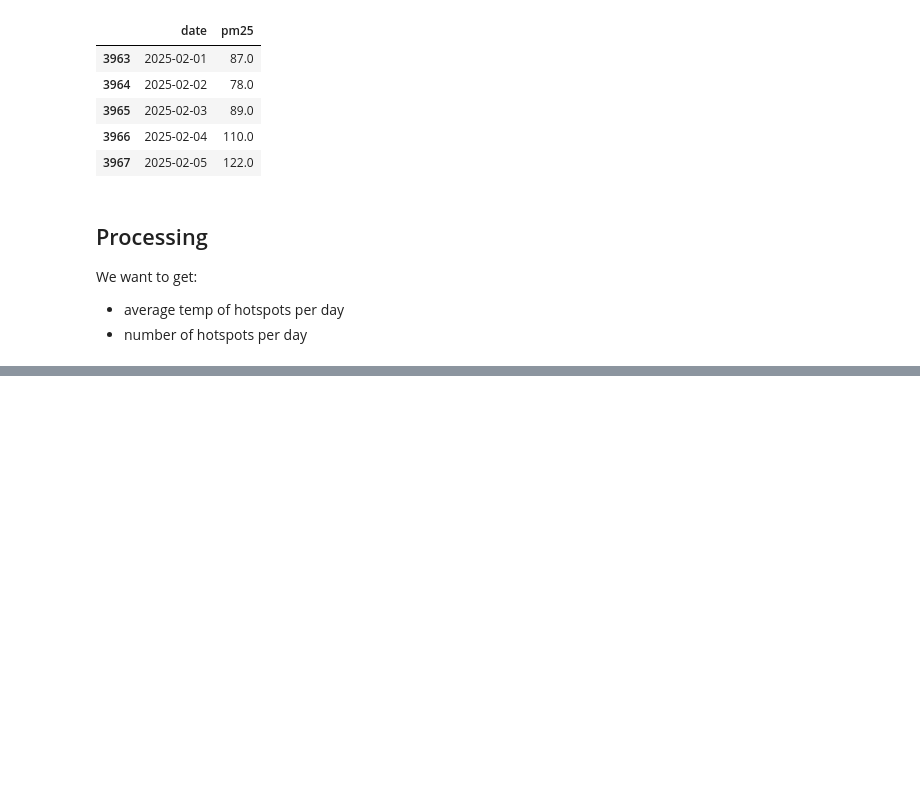
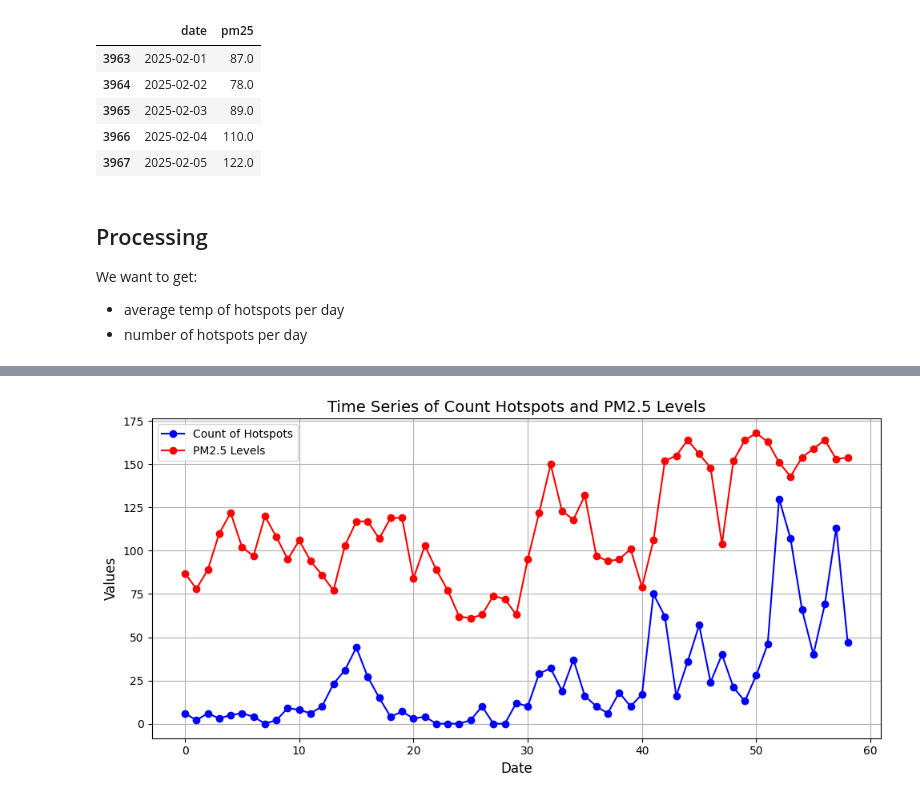
Before and after one commit to dafrose-bajaro/analytics-repo, a Jupyter notebook: notebooks/01_eda_firms.ipynb, the cells around one changed output, grey strips where cells are left out. Drawn from its saved outputs; the diff is of its cells as text; code cells hidden in the pictures; blank space fills up the shorter version.

```diff
--- a/notebooks/01_eda_firms.ipynb
+++ b/notebooks/01_eda_firms.ipynb
@@ -147,3 +155,14 @@ We want to get:
 
 - average temp of hotspots per day
 - number of hotspots per day
+# %%
+firms_date = (
+    firms_provinces_df.groupby(firms_provinces_df["acq_datetime"].dt.date)
+    .agg({"bright_ti4": "count"})
+    .reset_index()
+)
+firms_date = firms_date.rename(
+    columns={"acq_datetime": "date", "bright_ti4": "count_hotspots"}
+)
+firms_date["date"] = pd.to_datetime(firms_date["date"])
+firms_date.head(5)
@@ -149,0 +176,4 @@ We want to get:
+# %%
+firms_waqi = firms_date.merge(waqi_df, on="date", how="outer")
+firms_waqi["count_hotspots"] = firms_waqi["count_hotspots"].fillna(0)
+firms_waqi.head(10)
@@ -149,0 +192,26 @@ We want to get:
+# %%
+plt.figure(figsize=(10, 5))
+
+plt.plot(
+    firms_waqi.index,
+    firms_waqi["count_hotspots"],
+    label="Count of Hotspots",
+    color="blue",
+    marker="o",
+)
+plt.plot(
+    firms_waqi.index, firms_waqi["pm25"], label="PM2.5 Levels", color="red", marker="o"
+)
+
+plt.title("Time Series of Count Hotspots and PM2.5 Levels", fontsize=14)
+plt.xlabel("Date", fontsize=12)
+plt.ylabel("Values", fontsize=12)
+plt.xticks(fontsize=10)
+plt.yticks(fontsize=10)
+plt.legend()
+plt.grid()
+
+plt.tight_layout()
+plt.show()
+# %% [output]
+[figure, added]
```
Also changed, not shown: parts of 8 cells of this notebook, 2 other files.
